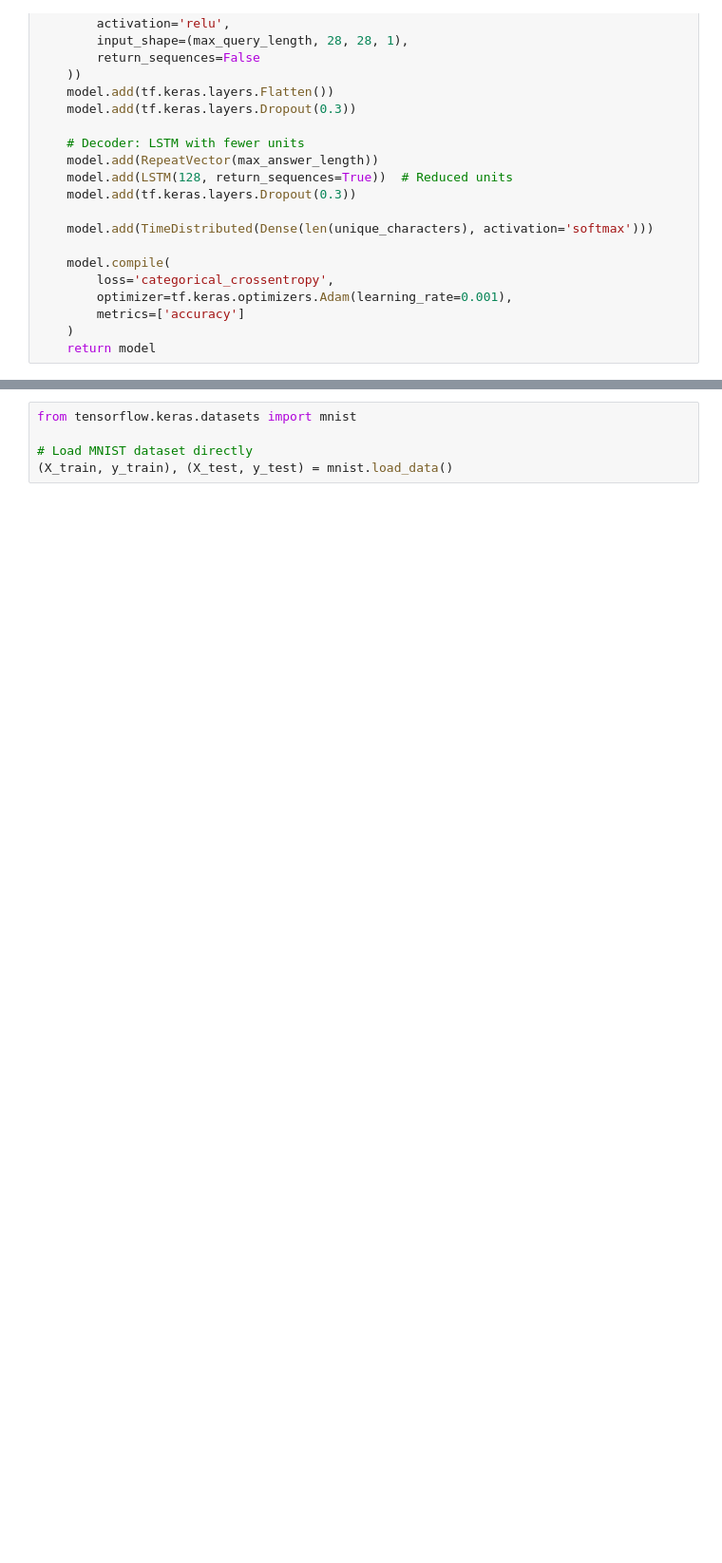
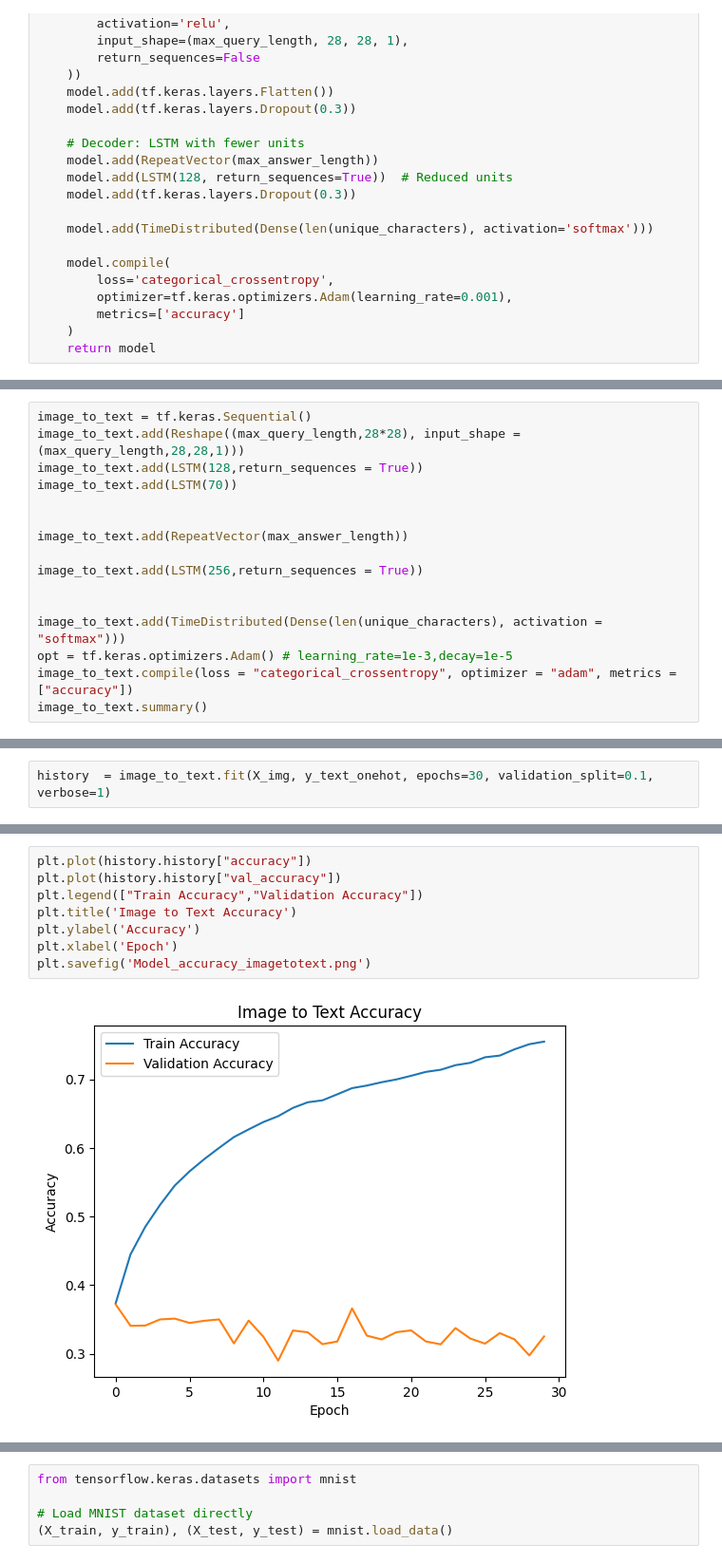
Before and after one commit to rajatvarma/IDL, a Jupyter notebook: Assignment 2/Task 2.ipynb, the cells around one changed output, grey strips where cells are left out. Shown at 95% size. Saved outputs shown, nothing was run; the diff lists cells and outputs as text; blank space fills up the shorter version.

Commit message:
image to text

```diff
--- a/Assignment 2/Task 2.ipynb
+++ b/Assignment 2/Task 2.ipynb
@@ -373,0 +348,16 @@ X_train_augmented = augment_sequence(X_train, datagen)
+# %%
+image_to_text = tf.keras.Sequential()
+image_to_text.add(Reshape((max_query_length,28*28), input_shape = (max_query_length,28,28,1)))
+image_to_text.add(LSTM(128,return_sequences = True))
+image_to_text.add(LSTM(70))
+
+
+image_to_text.add(RepeatVector(max_answer_length))
+
+image_to_text.add(LSTM(256,return_sequences = True))
+
+
+image_to_text.add(TimeDistributed(Dense(len(unique_characters), activation = "softmax")))
+opt = tf.keras.optimizers.Adam() # learning_rate=1e-3,decay=1e-5
+image_to_text.compile(loss = "categorical_crossentropy", optimizer = "adam", metrics = ["accuracy"])
+image_to_text.summary()
@@ -373,0 +385,2 @@ X_train_augmented = augment_sequence(X_train, datagen)
+# %%
+history  = image_to_text.fit(X_img, y_text_onehot, epochs=30, validation_split=0.1, verbose=1)
@@ -373,0 +405,10 @@ X_train_augmented = augment_sequence(X_train, datagen)
+# %%
+plt.plot(history.history["accuracy"])
+plt.plot(history.history["val_accuracy"])
+plt.legend(["Train Accuracy","Validation Accuracy"])
+plt.title('Image to Text Accuracy')
+plt.ylabel('Accuracy')
+plt.xlabel('Epoch')
+plt.savefig('Model_accuracy_imagetotext.png')
+# %% [output]
+[figure, added]
```
Also changed, not shown: parts of 11 cells of this notebook, 1 other file.
